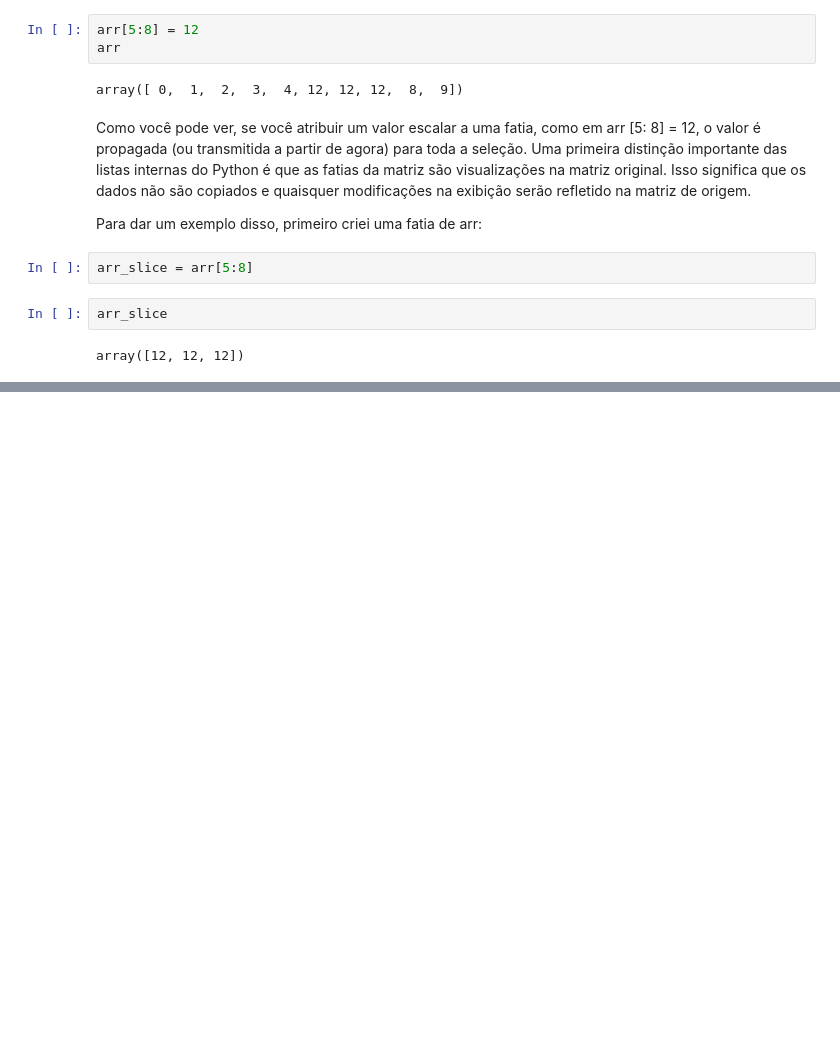
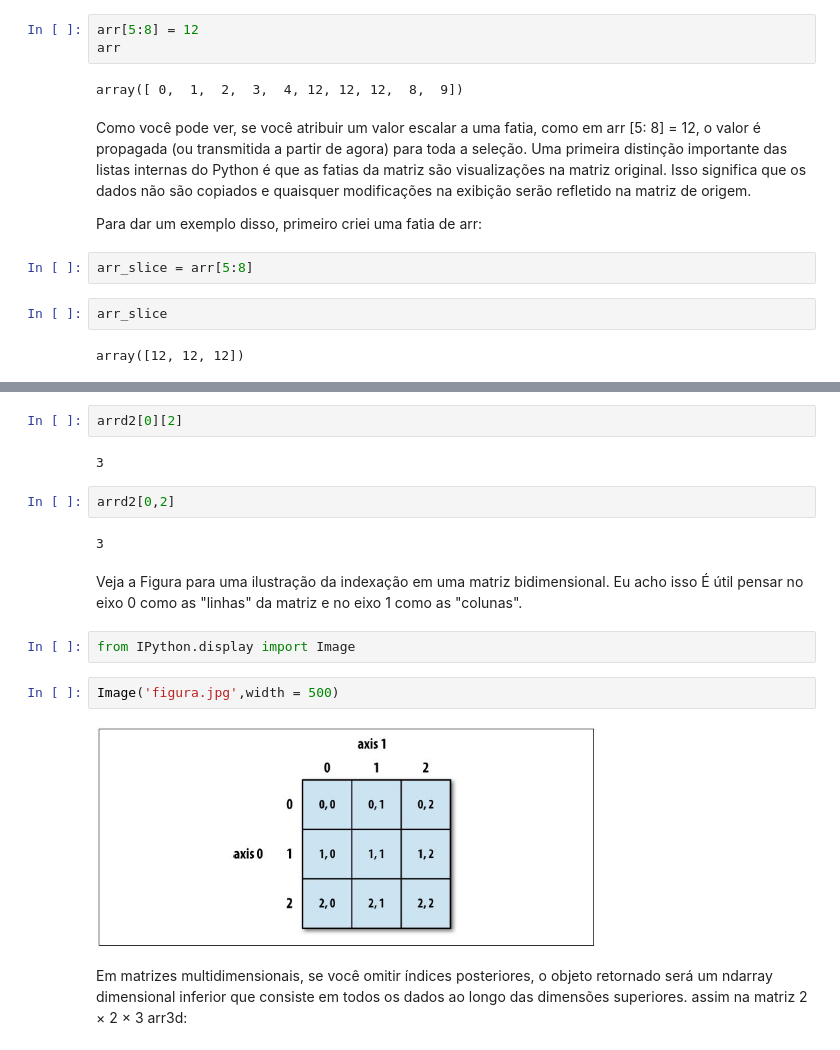
Before and after one commit to NilCordeiro/Machine-Learning-, a Jupyter notebook: 1_Numpy/3_Numpy.ipynb, the cells around one changed output, grey strips where cells are left out. Saved outputs shown, nothing was run; the diff lists cells and outputs as text; blank space fills up the shorter version.

```diff
--- a/1_Numpy/3_Numpy.ipynb
+++ b/1_Numpy/3_Numpy.ipynb
@@ -95,0 +135,21 @@ array([12, 12, 12])
+# %%
+arrd2[0][2]
+# %% [output]
+3
+# %%
+arrd2[0,2]
+# %% [output]
+3
+# %% [markdown]
+Veja a Figura para uma ilustração da indexação em uma matriz bidimensional. Eu acho isso
+É útil pensar no eixo 0 como as "linhas" da matriz e no eixo 1 como as "colunas".
+# %%
+from IPython.display import Image
+# %%
+Image('figura.jpg',width = 500)
+# %% [output]
+[figure, added]
+# %% [markdown]
+Em matrizes multidimensionais, se você omitir índices posteriores, o objeto retornado será um
+ndarray dimensional inferior que consiste em todos os dados ao longo das dimensões superiores. assim
+na matriz 2 × 2 × 3 arr3d:
```
Also changed, not shown: parts of 25 cells of this notebook.
